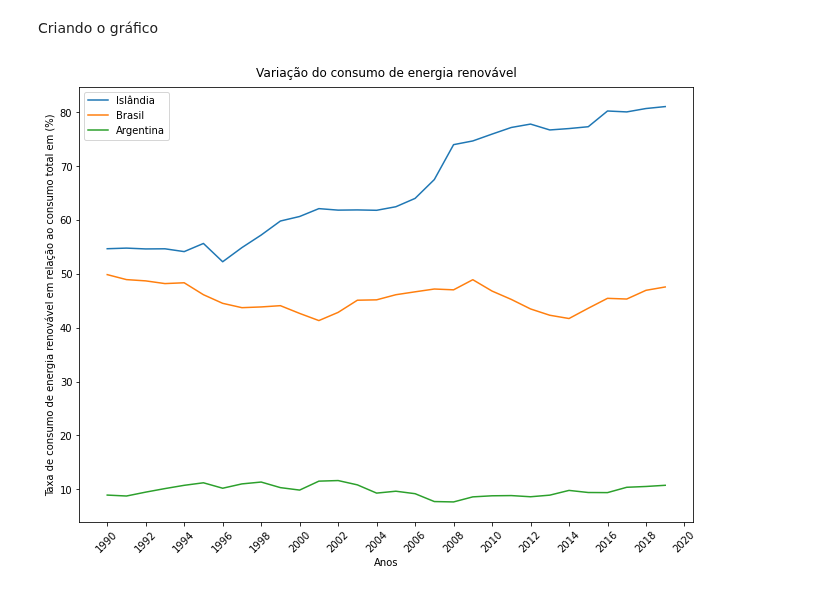
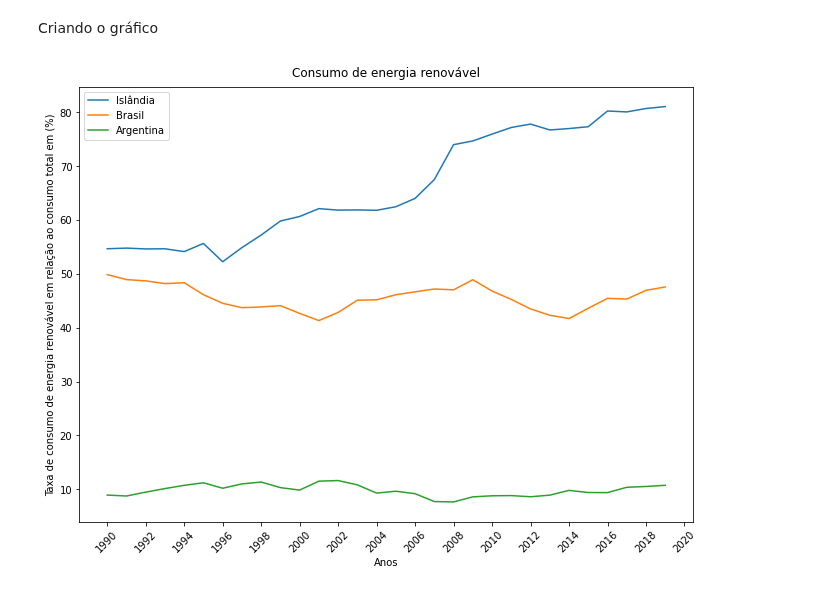
Before and after one commit to eriksoaress/EnergiaRenovavel---Erik-e-Gustavo-Antony, a Jupyter notebook: aps1/APS1.ipynb, the cells around one changed output. Saved outputs shown, nothing was run; the diff lists cells and outputs as text; code cells hidden in the pictures.

```diff
--- a/aps1/APS1.ipynb
+++ b/aps1/APS1.ipynb
@@ -35,13 +35,13 @@ Criando o gráfico
 # %%
 plt.figure(figsize=(11,8))
 plt.plot(anos_int,porcentagens_iceland, label='Islândia')
 plt.plot(anos_int,porcentagens_brasil, label='Brasil')
 plt.plot(anos_int,porcentagens_argentina, label='Argentina')
 plt.xticks(list(range(1990,2021,2)),rotation=45)
 plt.ylabel('Taxa de consumo de energia renovável em relação ao consumo total em (%)')
 plt.xlabel('Anos')
-plt.title("Variação do consumo de energia renovável", pad=10)
+plt.title("Consumo de energia renovável", pad=10)
 plt.legend()
 plt.show()
 # %% [output]
-[figure, old version]
+[figure, new version]
```
Also changed, not shown: 1 other file.
